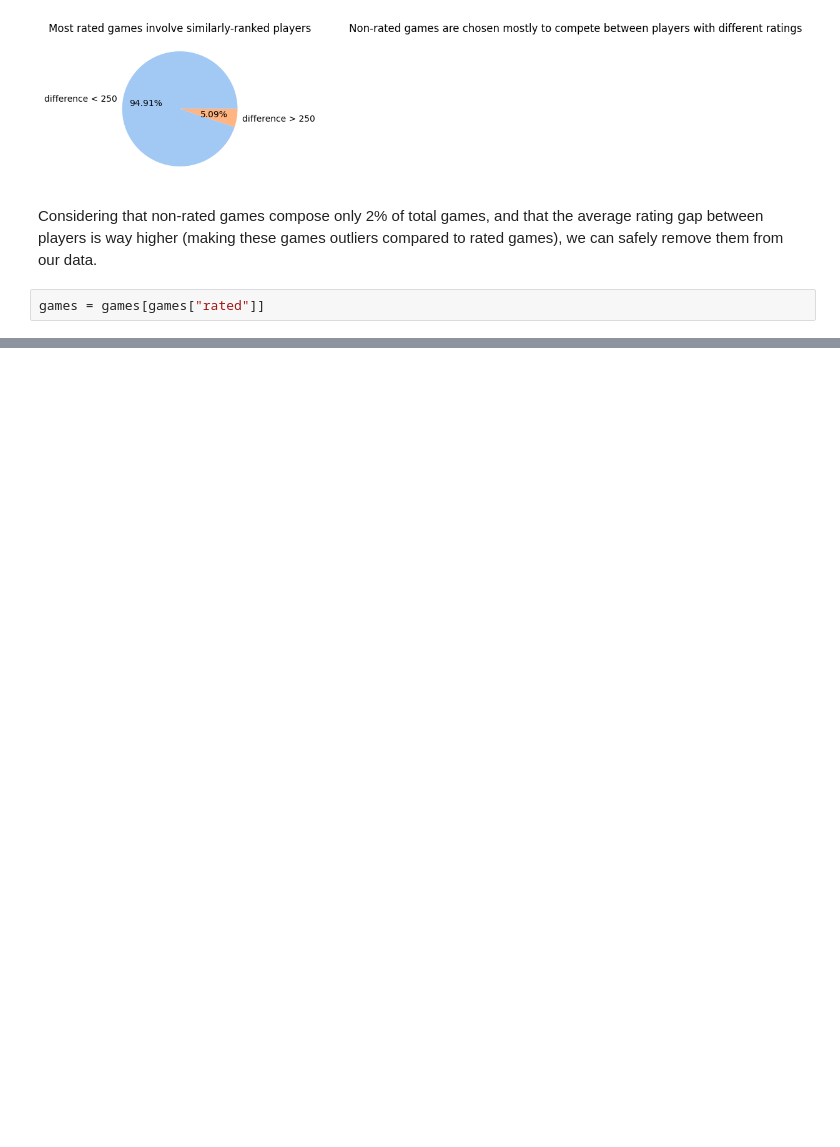
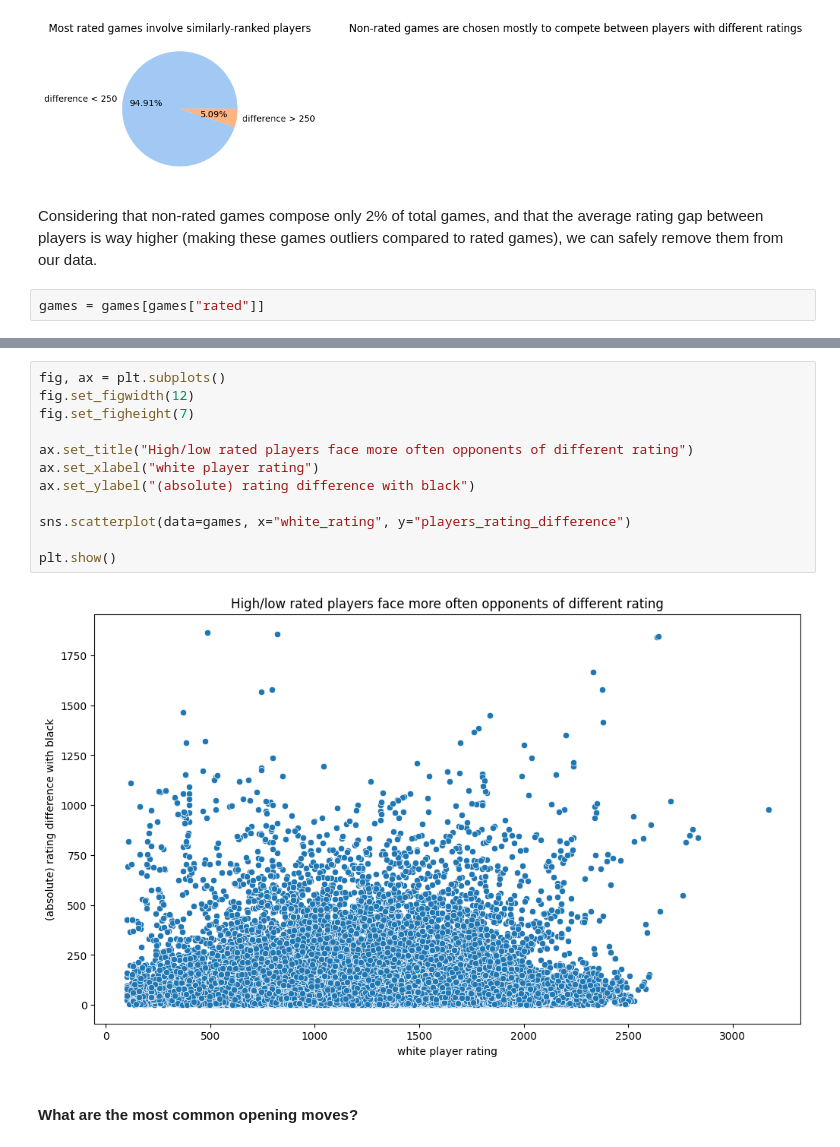
Before and after one commit to lamparelli/chess-data-analysis, a Jupyter notebook: main.ipynb, the cells around one changed output, grey strips where cells are left out. Saved outputs shown, nothing was run; the diff lists cells and outputs as text; blank space fills up the shorter version.

```diff
--- a/main.ipynb
+++ b/main.ipynb
@@ -956,0 +1029,16 @@ games = games[games["rated"]]
+# %%
+fig, ax = plt.subplots()
+fig.set_figwidth(12)
+fig.set_figheight(7)
+
+ax.set_title("High/low rated players face more often opponents of different rating")
+ax.set_xlabel("white player rating")
+ax.set_ylabel("(absolute) rating difference with black")
+
+sns.scatterplot(data=games, x="white_rating", y="players_rating_difference")
+
+plt.show()
+# %% [output]
+[figure, added]
+# %% [markdown]
+#### What are the most common opening moves?
```
Also changed, not shown: parts of 22 cells of this notebook.
